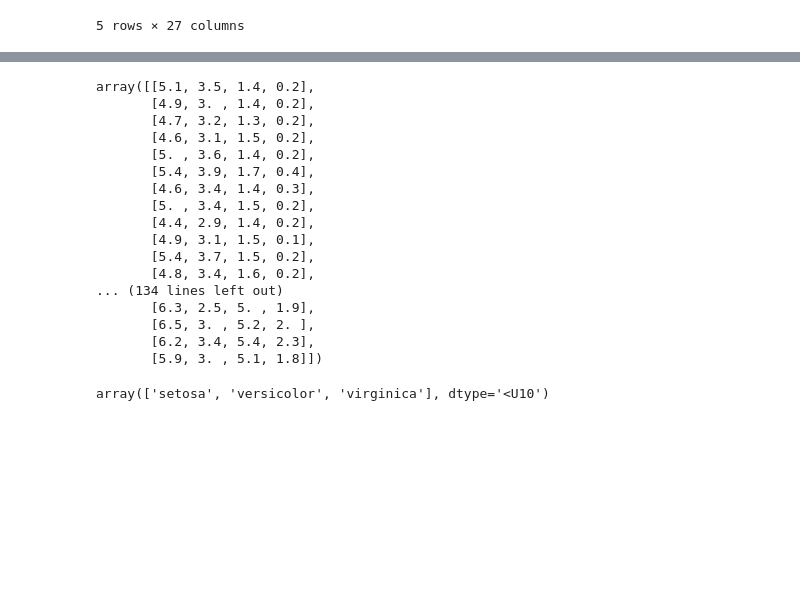
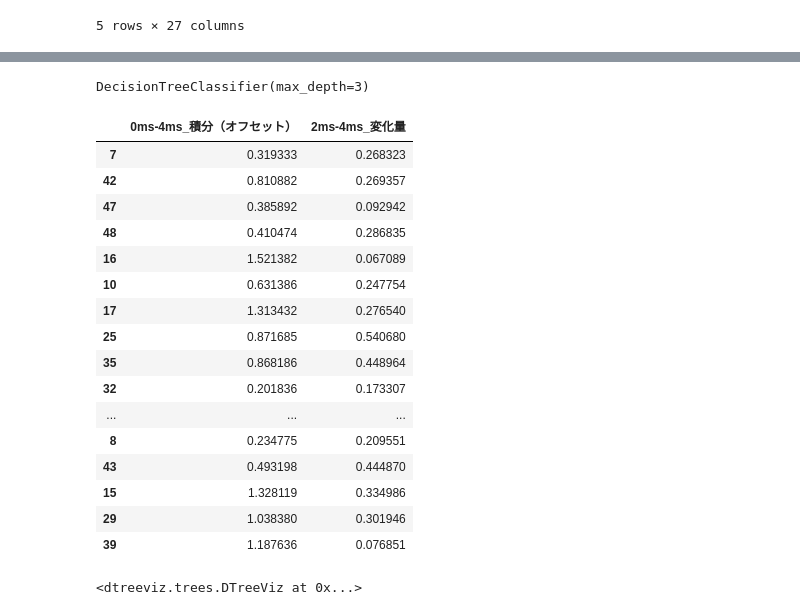
Before and after one commit to snider10/snider_folder.github.io, a Jupyter notebook: ランダムフォレスト.ipynb, the cells around one changed output, grey strips where cells are left out. Saved outputs shown, nothing was run; the diff lists cells and outputs as text; code cells hidden in the pictures; blank space fills up the shorter version.

```diff
--- a/ランダムフォレスト.ipynb
+++ b/ランダムフォレスト.ipynb
@@ -139,24 +142,44 @@ viz.save("test.svg")
-# %%
-iris.data
-# %% [output]
-array([[5.1, 3.5, 1.4, 0.2],
-       [4.9, 3. , 1.4, 0.2],
-       [4.7, 3.2, 1.3, 0.2],
-       [4.6, 3.1, 1.5, 0.2],
-       [5. , 3.6, 1.4, 0.2],
-       [5.4, 3.9, 1.7, 0.4],
-       [4.6, 3.4, 1.4, 0.3],
-       [5. , 3.4, 1.5, 0.2],
-       [4.4, 2.9, 1.4, 0.2],
-       [4.9, 3.1, 1.5, 0.1],
-       [5.4, 3.7, 1.5, 0.2],
-       [4.8, 3.4, 1.6, 0.2],
-... (134 lines left out)
-       [6.3, 2.5, 5. , 1.9],
-       [6.5, 3. , 5.2, 2. ],
-       [6.2, 3.4, 5.4, 2.3],
-       [5.9, 3. , 5.1, 1.8]])
-# %%
-iris.target_names
-# %% [output]
-array(['setosa', 'versicolor', 'virginica'], dtype='<U10')
+# %%
+train_x2 = train_x.loc[:, ['0ms-4ms_積分（オフセット）','2ms-4ms_変化量']]
+
+
+#木の深さの最大値3、
+tree = DecisionTreeClassifier(max_depth=3)
+tree.fit(train_x2, train_y)
+# %% [output]
+DecisionTreeClassifier(max_depth=3)
+# %%
+train_x2
+# %% [output]
+|  | 0ms-4ms_積分（オフセット） | 2ms-4ms_変化量 |
+| 7 | 0.319333 | 0.268323 |
+| 42 | 0.810882 | 0.269357 |
+| 47 | 0.385892 | 0.092942 |
+| 48 | 0.410474 | 0.286835 |
+| 16 | 1.521382 | 0.067089 |
+| 10 | 0.631386 | 0.247754 |
+| 17 | 1.313432 | 0.276540 |
+| 25 | 0.871685 | 0.540680 |
+| 35 | 0.868186 | 0.448964 |
+| 32 | 0.201836 | 0.173307 |
+| ... | ... | ... |
+| 8 | 0.234775 | 0.209551 |
+| 43 | 0.493198 | 0.444870 |
+| 15 | 1.328119 | 0.334986 |
+| 29 | 1.038380 | 0.301946 |
+| 39 | 1.187636 | 0.076851 |
+# %%
+viz = dtreeviz(
+    tree,
+    train_x2.values,
+    train_y['クラス'].values,
+    feature_names=list(train_x2.columns),
+    target_name = 'Class',
+    class_names=list(["0", "1"]),
+    fontname='MS Gothic'
+)
+
+viz.save("test.svg")
+display(viz)
+# %% [output]
+<dtreeviz.trees.DTreeViz at 0x...>
```
Also changed, not shown: parts of 10 cells of this notebook, 1 other file.
